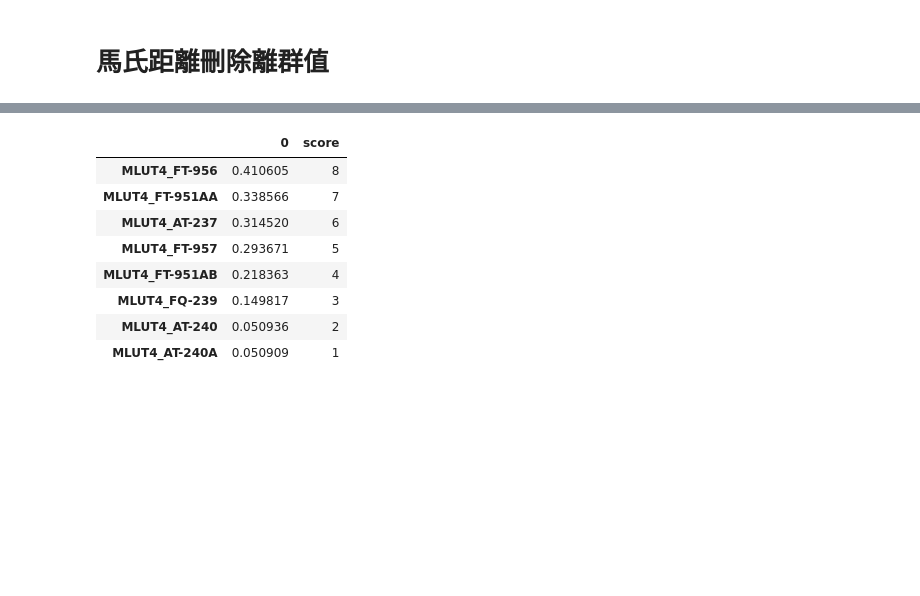
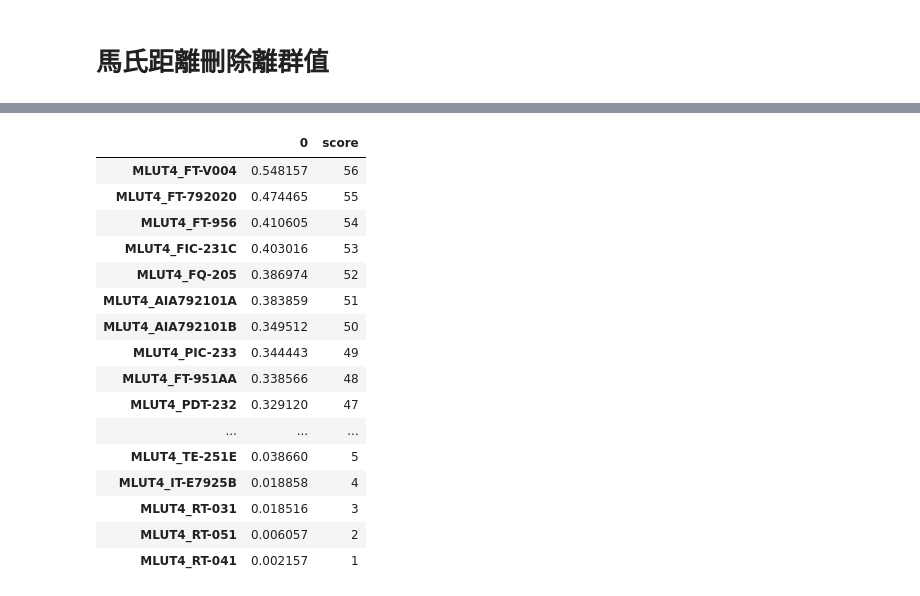
Before and after one commit to skywalker0803r/CFB, a Jupyter notebook: 特徵篩選Y3.ipynb, the cells around one changed output, grey strips where cells are left out. Drawn from its saved outputs; the diff is of its cells as text; code cells hidden in the pictures; blank space fills up the shorter version.

```diff
--- a/特徵篩選Y3.ipynb
+++ b/特徵篩選Y3.ipynb
@@ -318,7 +318,7 @@ from scipy.stats import chi2
 def del_outliers_mahalanobis(df):
   mean_vec = df.mean().values
   cov_matrix = np.cov(df.values, rowvar=False)
-  inv_cov_matrix = np.linalg.inv(cov_matrix)
+  inv_cov_matrix = np.linalg.pinv(cov_matrix)#LinAlgError: Singular matrix
 
   # Step 2: 計算每筆資料的馬氏距離
   def mahalanobis(x, mean, inv_cov):
@@ -340,11 +340,10 @@ def del_outliers_mahalanobis(df):
   return df_clean
 # %%
 # 保留數據表中藍色特徵跟Y
-cols_to_remain = ['MLUT4_AT-237','MLUT4_AT-240','MLUT4_FQ-239','MLUT4_FT-951AA','MLUT4_FT-951AB','MLUT4_FT-956','MLUT4_FT-957','前爐SOx濃度']
-x_col = [col for col in XY.columns if any(key in col for key in cols_to_remain)]
+cols_to_remove = ['MLUT4_FIQ-2BTCF','MLUT4_FQ-239','前爐SOx濃度'] #Y3和用來計算Y3的欄位
+x_col = list(set(XY.columns) - set(cols_to_remove))
 y_col = ['前爐SOx濃度']
 # 刪除Y欄位
-x_col = list(set(x_col) - set(y_col))
 XY.replace([np.inf, -np.inf], np.nan, inplace=True)
 XY = XY.dropna().astype(float)
 XY
@@ -423,16 +483,25 @@ res_皮爾森.head(20)
 # %%
+res_皮爾森 = res_皮爾森.dropna()
 res_皮爾森['score'] = res_皮爾森[0].rank(method='min', ascending=True).astype(int)
 res_皮爾森
 # %% [output]
 |  | 0 | score |
-| MLUT4_FT-956 | 0.410605 | 8 |
-| MLUT4_FT-951AA | 0.338566 | 7 |
-| MLUT4_AT-237 | 0.314520 | 6 |
-| MLUT4_FT-957 | 0.293671 | 5 |
-| MLUT4_FT-951AB | 0.218363 | 4 |
-| MLUT4_FQ-239 | 0.149817 | 3 |
-| MLUT4_AT-240 | 0.050936 | 2 |
-| MLUT4_AT-240A | 0.050909 | 1 |
+| MLUT4_FT-V004 | 0.548157 | 56 |
+| MLUT4_FT-792020 | 0.474465 | 55 |
+| MLUT4_FT-956 | 0.410605 | 54 |
+| MLUT4_FIC-231C | 0.403016 | 53 |
+| MLUT4_FQ-205 | 0.386974 | 52 |
+| MLUT4_AIA792101A | 0.383859 | 51 |
+| MLUT4_AIA792101B | 0.349512 | 50 |
+| MLUT4_PIC-233 | 0.344443 | 49 |
+| MLUT4_FT-951AA | 0.338566 | 48 |
+| MLUT4_PDT-232 | 0.329120 | 47 |
+| ... | ... | ... |
+| MLUT4_TE-251E | 0.038660 | 5 |
+| MLUT4_IT-E7925B | 0.018858 | 4 |
+| MLUT4_RT-031 | 0.018516 | 3 |
+| MLUT4_RT-051 | 0.006057 | 2 |
+| MLUT4_RT-041 | 0.002157 | 1 |
 # %%
 import pandas as pd
 from statsmodels.stats.outliers_influence import variance_inflation_factor
```
Also changed, not shown: parts of 12 cells of this notebook.
